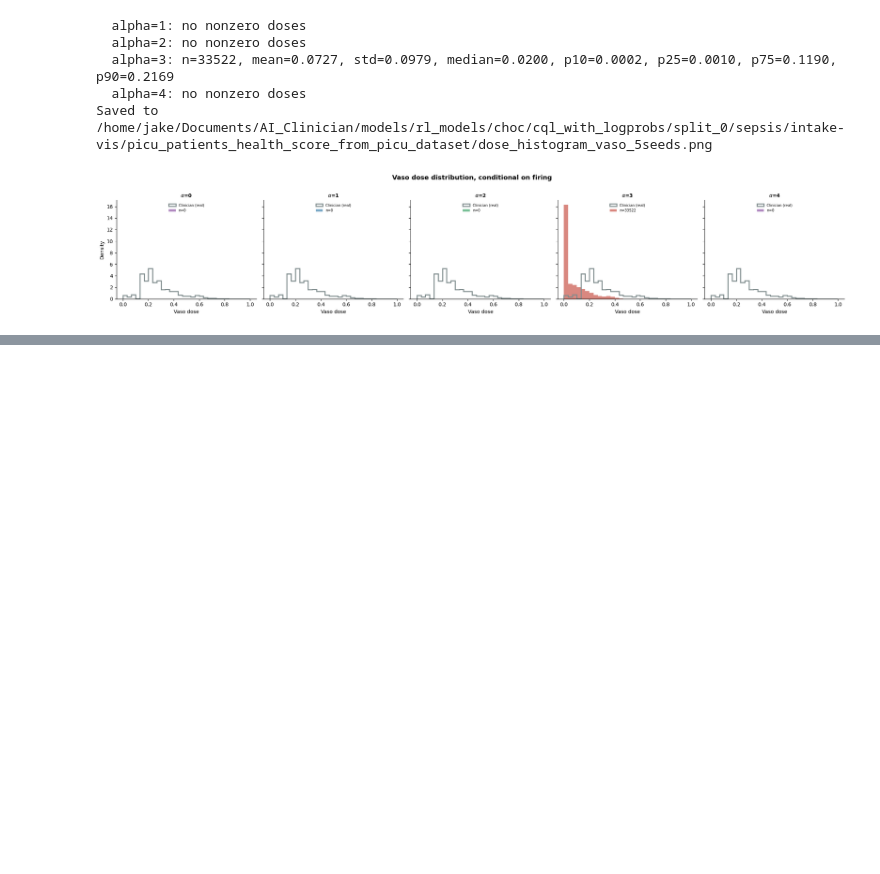
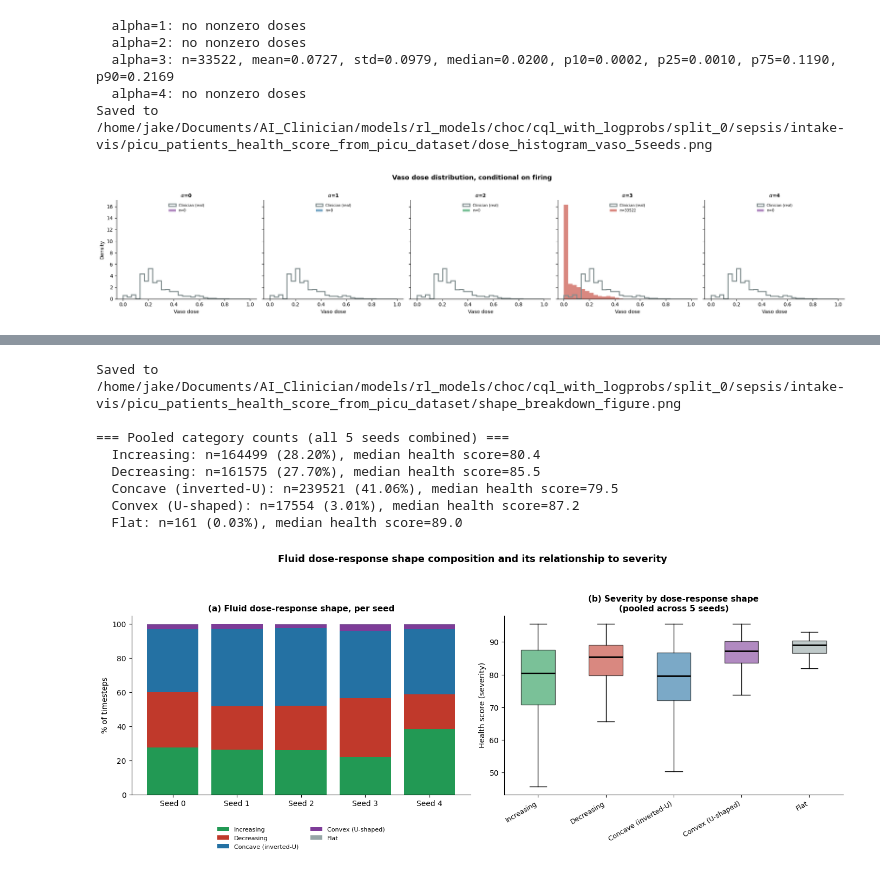
Before and after one commit to jakeormond/ai_clinician_pediatric_rl, a Jupyter notebook: src/rl/evaluate_cql_final_seeds.ipynb, the cells around one changed output, grey strips where cells are left out. Saved outputs shown, nothing was run; the diff lists cells and outputs as text; code cells hidden in the pictures; blank space fills up the shorter version.

Commit message:
working on dose response shapes

```diff
--- a/src/rl/evaluate_cql_final_seeds.ipynb
+++ b/src/rl/evaluate_cql_final_seeds.ipynb
@@ -474,0 +477,6 @@ results = shape_overlap.run_across_seeds(
+# %%
+results_increasing = shape_overlap.run_monotonic_check_across_seeds(
+    cql_health_score_fixed_alpha_models,
+    processors['test'], clinician_actions_test,
+    test_health_score, training_actions, training_health_score,
+)
@@ -474,0 +506,11 @@ results = shape_overlap.run_across_seeds(
+# %%
+shape_overlap.action_sensitivity_sweep = analyze_nm.action_sensitivity_sweep
+shape_overlap.classify_dose_response_shapes = analyze_nm.classify_dose_response_shapes
+shape_overlap.build_joint_state_action_occupancy_counts = analyze_nm.build_joint_state_action_occupancy_counts
+shape_overlap._bin_index = analyze_nm._bin_index
+
+results_boundary = shape_overlap.run_boundary_occupancy_check_across_seeds(
+    cql_health_score_fixed_alpha_models,
+    processors['test'], clinician_actions_test,
+    test_health_score, training_actions, training_health_score,
+)
@@ -474,0 +563,19 @@ results = shape_overlap.run_across_seeds(
+# %%
+per_seed_category = [d["category"] for d in per_seed_data]
+per_seed_hs = [d["health_score"] for d in per_seed_data]
+
+fig = shape_overlap.plot_shape_breakdown_figure(
+    per_seed_category, per_seed_hs,
+    save_path=os.path.join(cql_model_dir, "shape_breakdown_figure.png"),
+)
+fig
+# %% [output]
+Saved to /home/jake/Documents/AI_Clinician/models/rl_models/choc/cql_with_logprobs/split_0/sepsis/intake-vis/picu_patients_health_score_from_picu_dataset/shape_breakdown_figure.png
+
+=== Pooled category counts (all 5 seeds combined) ===
+  Increasing: n=164499 (28.20%), median health score=80.4
+  Decreasing: n=161575 (27.70%), median health score=85.5
+  Concave (inverted-U): n=239521 (41.06%), median health score=79.5
+  Convex (U-shaped): n=17554 (3.01%), median health score=87.2
+  Flat: n=161 (0.03%), median health score=89.0
+[figure, added]
```
Also changed, not shown: parts of 11 cells of this notebook, 1 other file.
